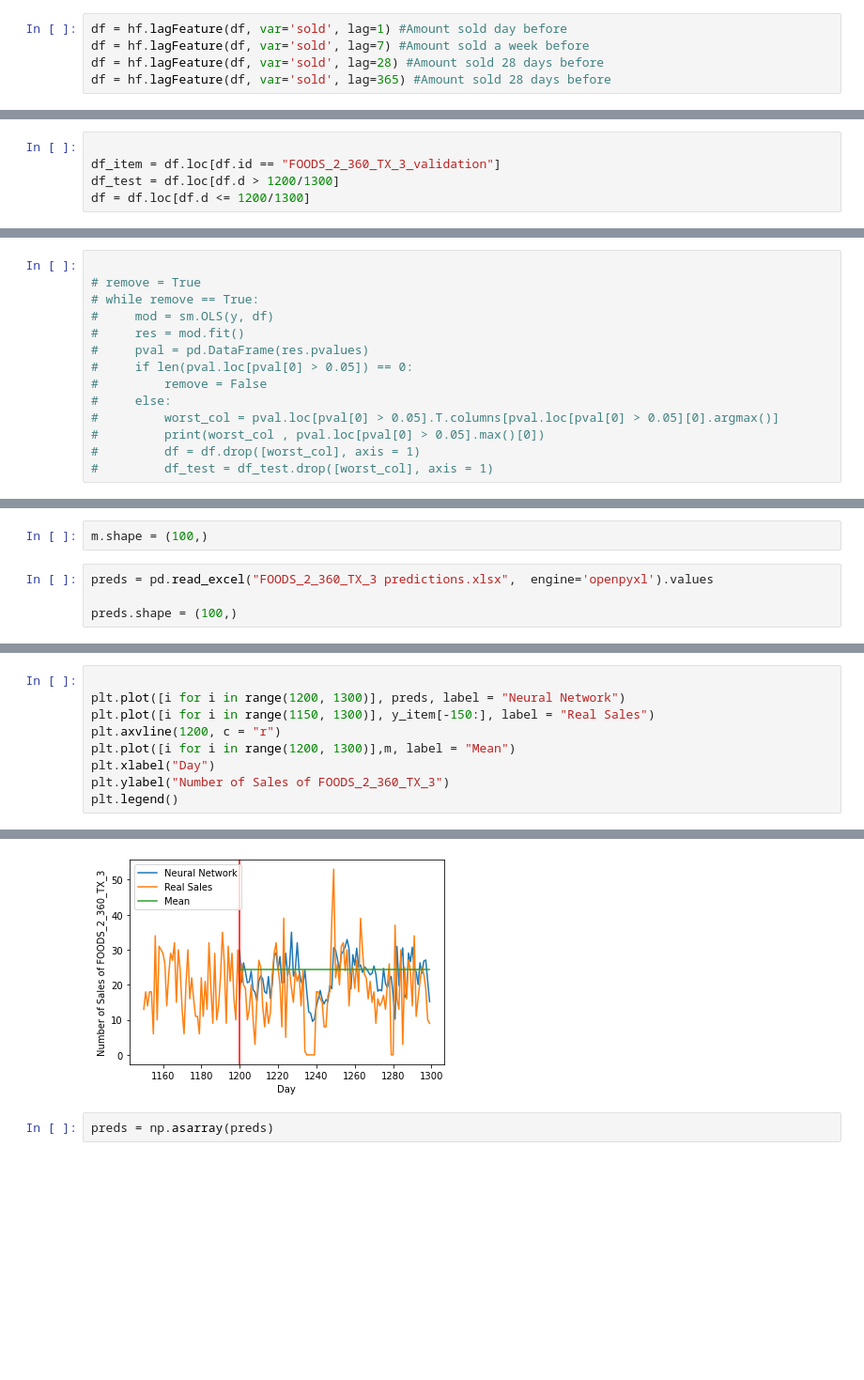
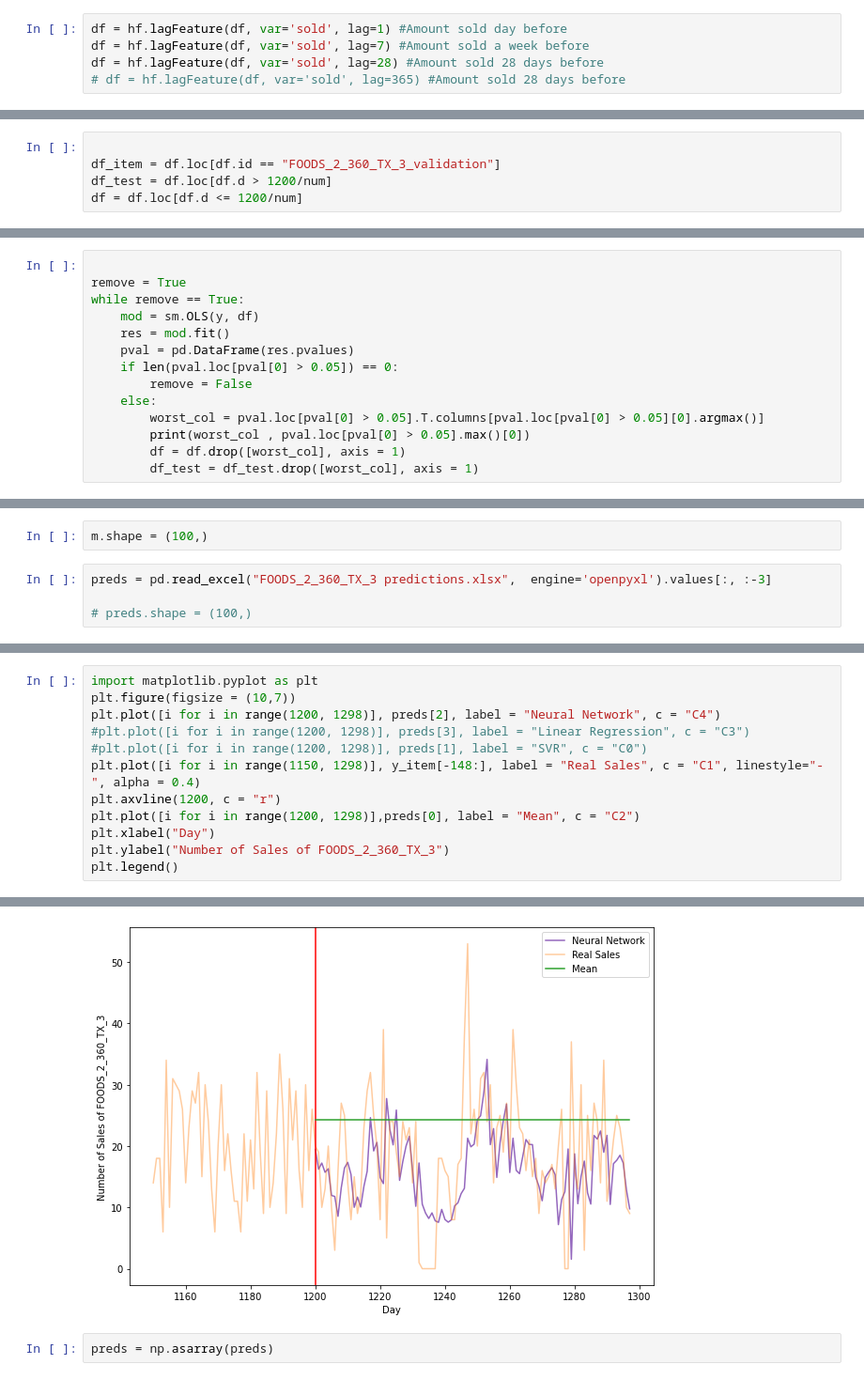
Before and after one commit to ixiaopan/GroupWork, a Jupyter notebook: AML/Neural Networks.ipynb, the cells around one changed output, grey strips where cells are left out. Shown at 94% size. Saved outputs shown, nothing was run; the diff lists cells and outputs as text; blank space fills up the shorter version.

```diff
--- a/AML/Neural Networks.ipynb
+++ b/AML/Neural Networks.ipynb
@@ -44,4 +42,4 @@ df = hf.rollingMeanWeekday(df, weeks = 52, shift = 1) #mean of previous 3 weeks
 df = hf.lagFeature(df, var='sold', lag=1) #Amount sold day before
 df = hf.lagFeature(df, var='sold', lag=7) #Amount sold a week before
 df = hf.lagFeature(df, var='sold', lag=28) #Amount sold 28 days before
-df = hf.lagFeature(df, var='sold', lag=365) #Amount sold 28 days before
+# df = hf.lagFeature(df, var='sold', lag=365) #Amount sold 28 days before
@@ -96,5 +87,5 @@ Index(['id', 'd', 'sold', 'wday', 'month', 'year', 'snap_CA', 'snap_TX',
 # %%
 
 df_item = df.loc[df.id == "FOODS_2_360_TX_3_validation"]
-df_test = df.loc[df.d > 1200/1300]
-df = df.loc[df.d <= 1200/1300]
+df_test = df.loc[df.d > 1200/num]
+df = df.loc[df.d <= 1200/num]
@@ -140,16 +139,16 @@ df = df.astype(float)
 ## feature selection
 # %%
 
-# remove = True
-# while remove == True:
-#     mod = sm.OLS(y, df)
-#     res = mod.fit()
-#     pval = pd.DataFrame(res.pvalues)
-#     if len(pval.loc[pval[0] > 0.05]) == 0:
-#         remove = False
-#     else:
-#         worst_col = pval.loc[pval[0] > 0.05].T.columns[pval.loc[pval[0] > 0.05][0].argmax()]
-#         print(worst_col , pval.loc[pval[0] > 0.05].max()[0])
-#         df = df.drop([worst_col], axis = 1)
-#         df_test = df_test.drop([worst_col], axis = 1)
+remove = True
+while remove == True:
+    mod = sm.OLS(y, df)
+    res = mod.fit()
+    pval = pd.DataFrame(res.pvalues)
+    if len(pval.loc[pval[0] > 0.05]) == 0:
+        remove = False
+    else:
+        worst_col = pval.loc[pval[0] > 0.05].T.columns[pval.loc[pval[0] > 0.05][0].argmax()]
+        print(worst_col , pval.loc[pval[0] > 0.05].max()[0])
+        df = df.drop([worst_col], axis = 1)
+        df_test = df_test.drop([worst_col], axis = 1)
 # %% [output]
@@ -423,6 +408,6 @@ m = np.asarray([df_means.loc[df_means.id == "FOODS_2_360_TX_3_validation"].sold.
 # %%
 m.shape = (100,)
 # %%
-preds = pd.read_excel("FOODS_2_360_TX_3 predictions.xlsx",  engine='openpyxl').values
+preds = pd.read_excel("FOODS_2_360_TX_3 predictions.xlsx",  engine='openpyxl').values[:, :-3]
 
-preds.shape = (100,)
+# preds.shape = (100,)
@@ -429,15 +422,18 @@ preds.shape = (100,)
 # %%
-
-plt.plot([i for i in range(1200, 1300)], preds, label = "Neural Network")
-plt.plot([i for i in range(1150, 1300)], y_item[-150:], label = "Real Sales")
+import matplotlib.pyplot as plt
+plt.figure(figsize = (10,7))
+plt.plot([i for i in range(1200, 1298)], preds[2], label = "Neural Network", c = "C4")
+#plt.plot([i for i in range(1200, 1298)], preds[3], label = "Linear Regression", c = "C3")
+#plt.plot([i for i in range(1200, 1298)], preds[1], label = "SVR", c = "C0")
+plt.plot([i for i in range(1150, 1298)], y_item[-148:], label = "Real Sales", c = "C1", linestyle="-", alpha = 0.4)
 plt.axvline(1200, c = "r")
-plt.plot([i for i in range(1200, 1300)],m, label = "Mean")
+plt.plot([i for i in range(1200, 1298)],preds[0], label = "Mean", c = "C2")
 plt.xlabel("Day")
 plt.ylabel("Number of Sales of FOODS_2_360_TX_3")
 plt.legend()
 # %% [output]
 <matplotlib.legend.Legend at 0x...>
-[figure, old version]
+[figure, new version]
 # %%
 preds = np.asarray(preds)
 # %%
```
Also changed, not shown: parts of 30 cells of this notebook.
